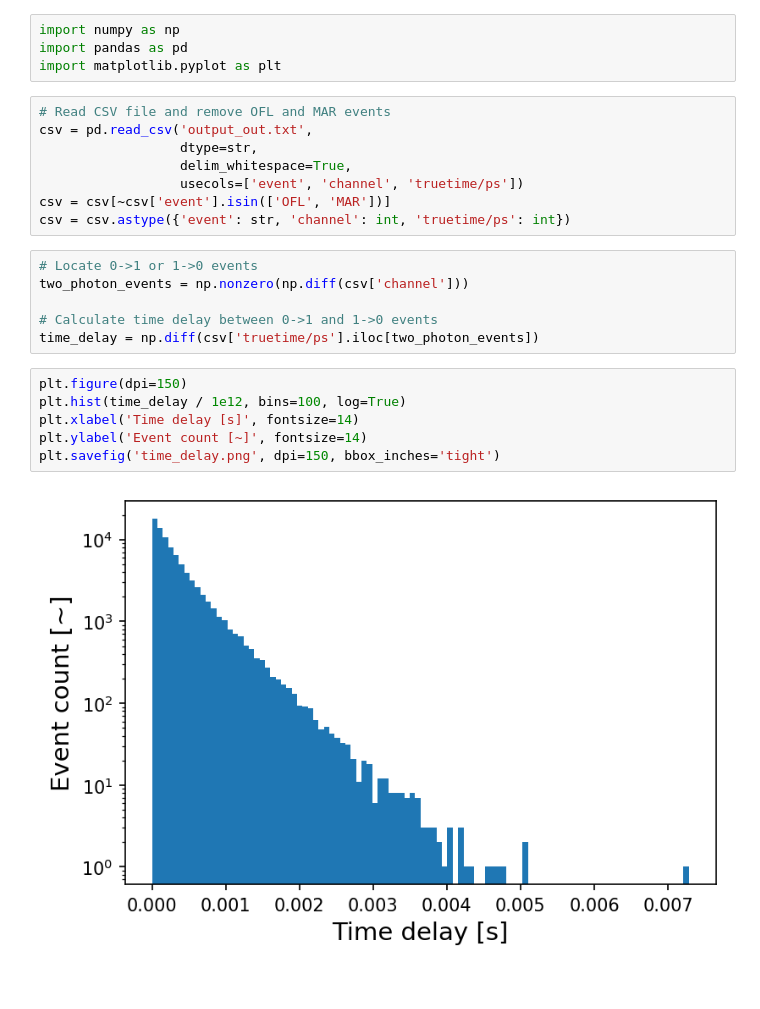
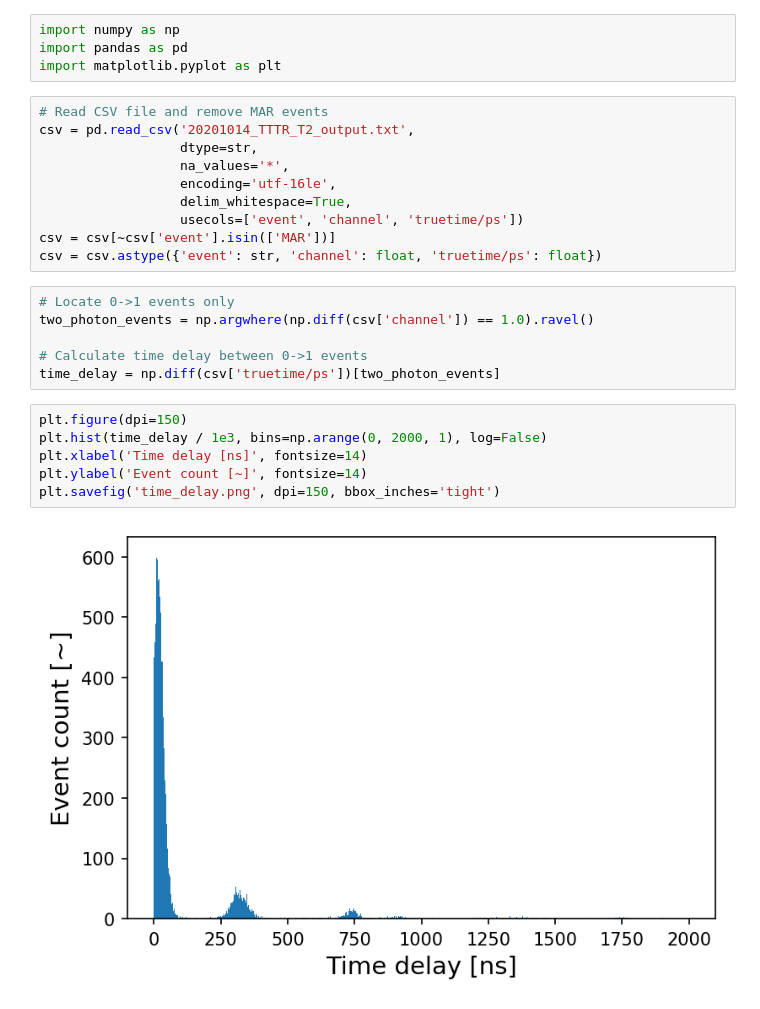
Before and after one commit to neumannrf/cloud-based-equipment-control, a Jupyter notebook: src/python/Read_TXT.ipynb, the cells around one changed output. Saved outputs shown, nothing was run; the diff lists cells and outputs as text.

Commit message:
Update Jupyter notebook to ignore 0-OFL-1 events

```diff
--- a/src/python/Read_TXT.ipynb
+++ b/src/python/Read_TXT.ipynb
@@ -3,24 +3,26 @@ import numpy as np
 import pandas as pd
 import matplotlib.pyplot as plt
 # %%
-# Read CSV file and remove OFL and MAR events
-csv = pd.read_csv('output_out.txt',
+# Read CSV file and remove MAR events
+csv = pd.read_csv('20201014_TTTR_T2_output.txt',
                   dtype=str,
+                  na_values='*',
+                  encoding='utf-16le',
                   delim_whitespace=True,
                   usecols=['event', 'channel', 'truetime/ps'])
-csv = csv[~csv['event'].isin(['OFL', 'MAR'])]
-csv = csv.astype({'event': str, 'channel': int, 'truetime/ps': int})
+csv = csv[~csv['event'].isin(['MAR'])]
+csv = csv.astype({'event': str, 'channel': float, 'truetime/ps': float})
 # %%
-# Locate 0->1 or 1->0 events
-two_photon_events = np.nonzero(np.diff(csv['channel']))
+# Locate 0->1 events only
+two_photon_events = np.argwhere(np.diff(csv['channel']) == 1.0).ravel()
 
-# Calculate time delay between 0->1 and 1->0 events
-time_delay = np.diff(csv['truetime/ps'].iloc[two_photon_events])
+# Calculate time delay between 0->1 events
+time_delay = np.diff(csv['truetime/ps'])[two_photon_events]
 # %%
 plt.figure(dpi=150)
-plt.hist(time_delay / 1e12, bins=100, log=True)
-plt.xlabel('Time delay [s]', fontsize=14)
+plt.hist(time_delay / 1e3, bins=np.arange(0, 2000, 1), log=False)
+plt.xlabel('Time delay [ns]', fontsize=14)
 plt.ylabel('Event count [~]', fontsize=14)
 plt.savefig('time_delay.png', dpi=150, bbox_inches='tight')
 # %% [output]
-[figure, old version]
+[figure, new version]
```
